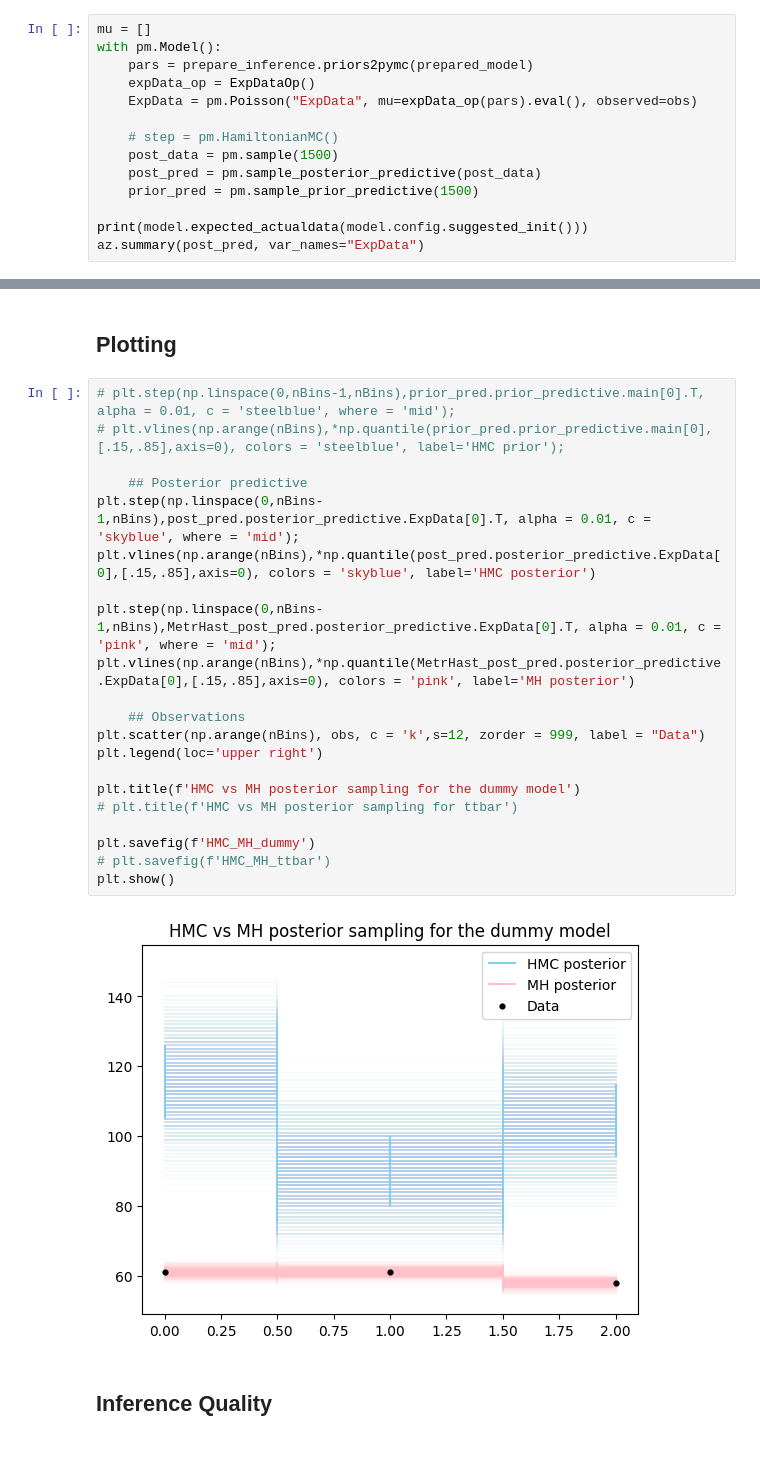
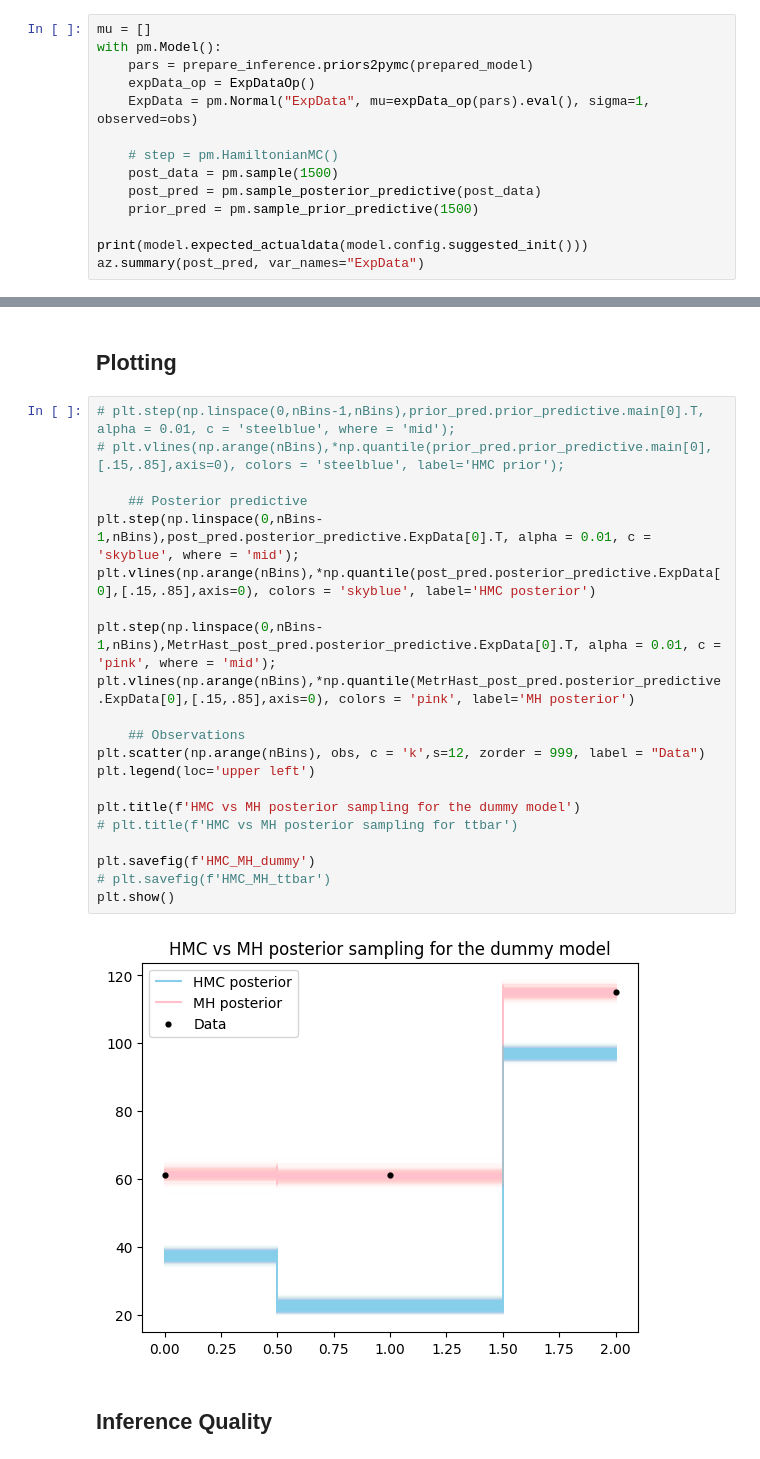
Before and after one commit to malin-horstmann/bayesian_pyhf, a Jupyter notebook: src/pyhf_pymc/sampling.ipynb, the cells around one changed output, grey strips where cells are left out. Drawn from its saved outputs; the diff is of its cells as text.

```diff
--- a/src/pyhf_pymc/sampling.ipynb
+++ b/src/pyhf_pymc/sampling.ipynb
@@ -220,7 +226,7 @@ mu = []
 with pm.Model():
     pars = prepare_inference.priors2pymc(prepared_model)
     expData_op = ExpDataOp()
-    ExpData = pm.Poisson("ExpData", mu=expData_op(pars).eval(), observed=obs)
+    ExpData = pm.Normal("ExpData", mu=expData_op(pars).eval(), sigma=1, observed=obs)
 
     # step = pm.HamiltonianMC()
     post_data = pm.sample(1500)
@@ -269,26 +277,26 @@ Sampling: [ExpData, Normals, Unconstrained]
 # %%
 # plt.step(np.linspace(0,nBins-1,nBins),prior_pred.prior_predictive.main[0].T, alpha = 0.01, c = 'steelblue', where = 'mid');
 # plt.vlines(np.arange(nBins),*np.quantile(prior_pred.prior_predictive.main[0],[.15,.85],axis=0), colors = 'steelblue', label='HMC prior');
 
     ## Posterior predictive
 plt.step(np.linspace(0,nBins-1,nBins),post_pred.posterior_predictive.ExpData[0].T, alpha = 0.01, c = 'skyblue', where = 'mid');
 plt.vlines(np.arange(nBins),*np.quantile(post_pred.posterior_predictive.ExpData[0],[.15,.85],axis=0), colors = 'skyblue', label='HMC posterior')
 
 plt.step(np.linspace(0,nBins-1,nBins),MetrHast_post_pred.posterior_predictive.ExpData[0].T, alpha = 0.01, c = 'pink', where = 'mid');
 plt.vlines(np.arange(nBins),*np.quantile(MetrHast_post_pred.posterior_predictive.ExpData[0],[.15,.85],axis=0), colors = 'pink', label='MH posterior')
 
     ## Observations
 plt.scatter(np.arange(nBins), obs, c = 'k',s=12, zorder = 999, label = "Data")
-plt.legend(loc='upper right')
+plt.legend(loc='upper left')
 
 plt.title(f'HMC vs MH posterior sampling for the dummy model')
 # plt.title(f'HMC vs MH posterior sampling for ttbar')
 
 plt.savefig(f'HMC_MH_dummy')
 # plt.savefig(f'HMC_MH_ttbar')
 plt.show()
 # %% [output]
-[figure, old version]
+[figure, new version]
 # %% [markdown]
 ## Inference Quality
 # %%
```
Also changed, not shown: parts of 9 cells of this notebook.
